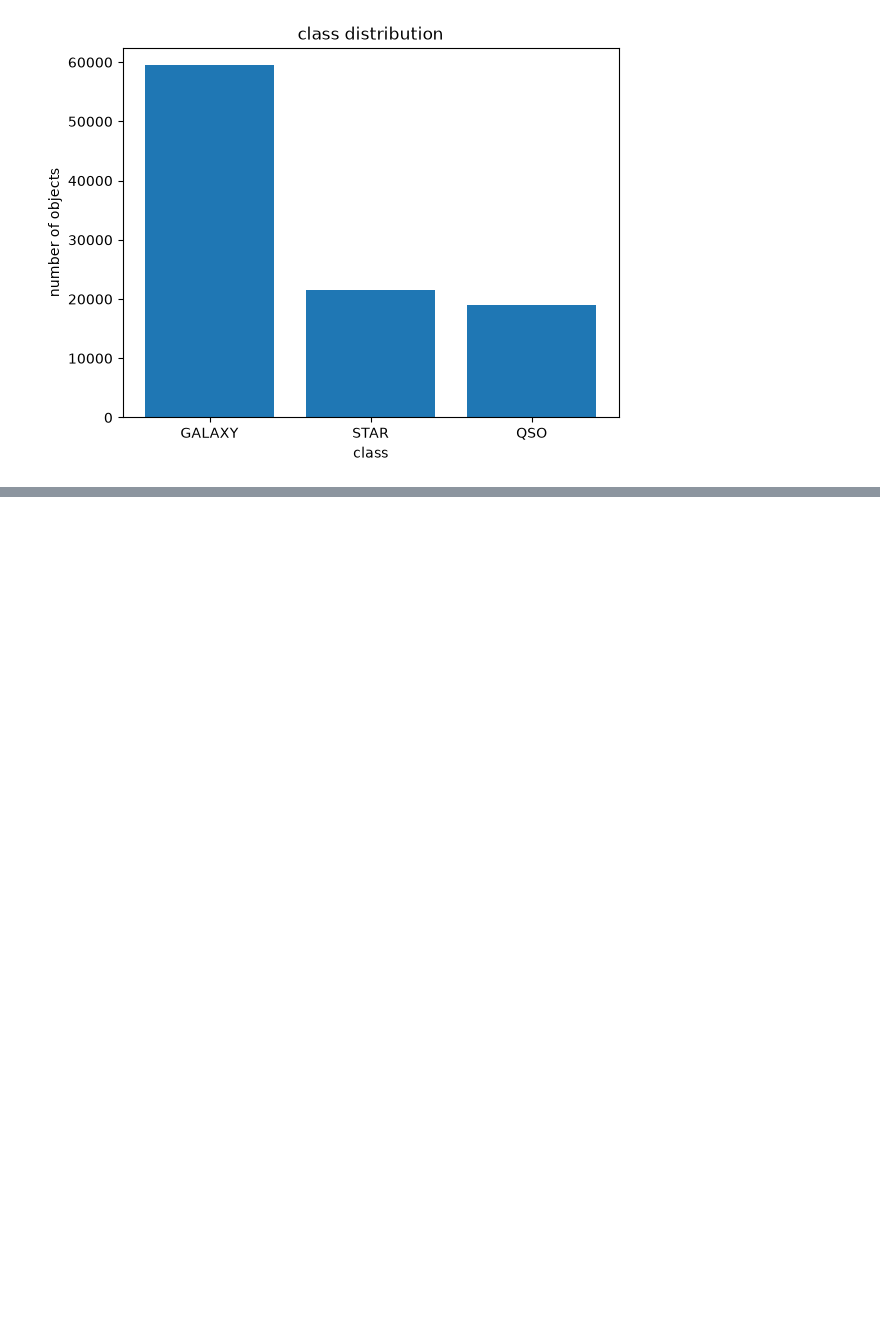
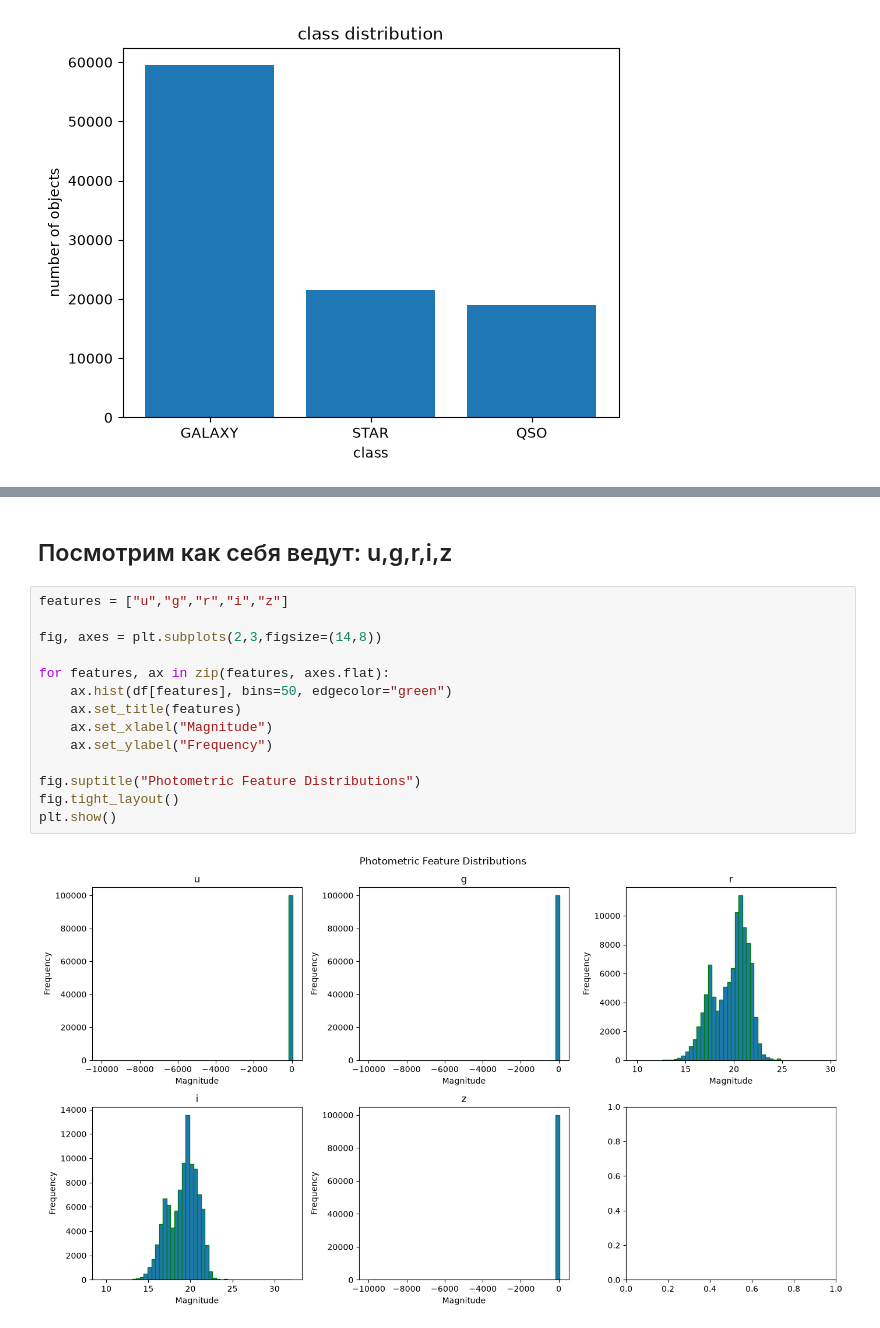
Before and after one commit to kusakabeka/ml-start-practice, a Jupyter notebook: seminar-01-sdss-classification/notebooks/eda-notebook.ipynb, the cells around one changed output, grey strips where cells are left out. Cells and saved outputs as stored; diff of their text form; blank space fills up the shorter version.

```diff
--- a/seminar-01-sdss-classification/notebooks/eda-notebook.ipynb
+++ b/seminar-01-sdss-classification/notebooks/eda-notebook.ipynb
@@ -134,0 +148,18 @@ Text(0, 0.5, 'number of objects')
+# %% [markdown]
+## Посмотрим как себя ведут: u,g,r,i,z
+# %%
+features = ["u","g","r","i","z"]
+
+fig, axes = plt.subplots(2,3,figsize=(14,8))
+
+for features, ax in zip(features, axes.flat):
+    ax.hist(df[features], bins=50, edgecolor="green")
+    ax.set_title(features)
+    ax.set_xlabel("Magnitude")
+    ax.set_ylabel("Frequency")
+
+fig.suptitle("Photometric Feature Distributions")
+fig.tight_layout()
+plt.show()
+# %% [output]
+[figure, added]
```
Also changed, not shown: parts of 3 cells of this notebook.
